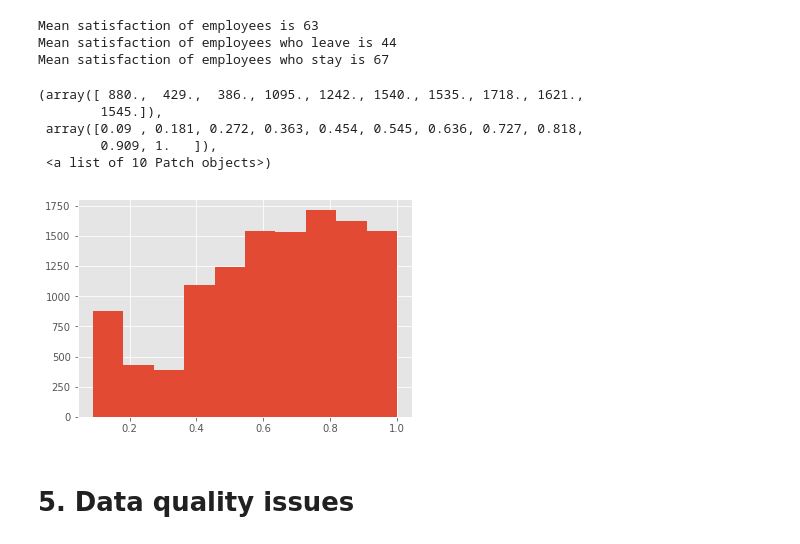
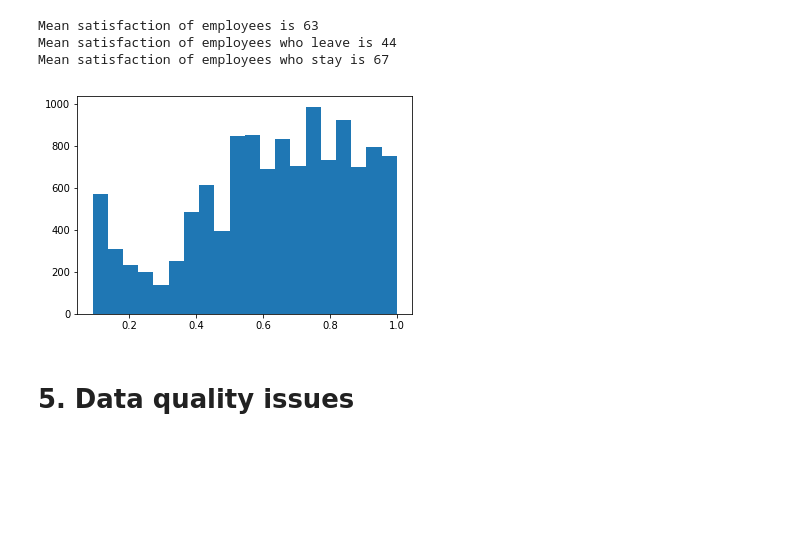
Before and after one commit to MariaGamero/TFM-ReasonsforEmployeeTurnover, a Jupyter notebook: Employee_retention.ipynb, the cells around one changed output. Drawn from its saved outputs; the diff is of its cells as text; code cells hidden in the pictures; blank space fills up the shorter version.

Commit message:
some graphs added

```diff
--- a/Employee_retention.ipynb
+++ b/Employee_retention.ipynb
@@ -12,6 +12,7 @@
 import numpy as np
 import pandas as pd
 import matplotlib.pyplot as plt
+plt.style.use('ggplot')
 %matplotlib inline
 import seaborn as sns
 # %% [markdown]
@@ -212,14 +221,11 @@ Mean satisfaction of employees is 63
 Mean satisfaction of employees who leave is 44
 Mean satisfaction of employees who stay is 67
 # %%
-plt.hist(hr_no_dupl.satisfaction_level)
+plt.hist(hr_no_dupl.satisfaction_level,bins=20)
+
+plt.show()
 # %% [output]
-(array([ 880.,  429.,  386., 1095., 1242., 1540., 1535., 1718., 1621.,
-        1545.]),
- array([0.09 , 0.181, 0.272, 0.363, 0.454, 0.545, 0.636, 0.727, 0.818,
-        0.909, 1.   ]),
- <a list of 10 Patch objects>)
-[figure, old version]
+[figure, new version]
 # %% [markdown]
 # 5. Data quality issues
 # %% [markdown]
```
Also changed, not shown: parts of 2 cells of this notebook.
